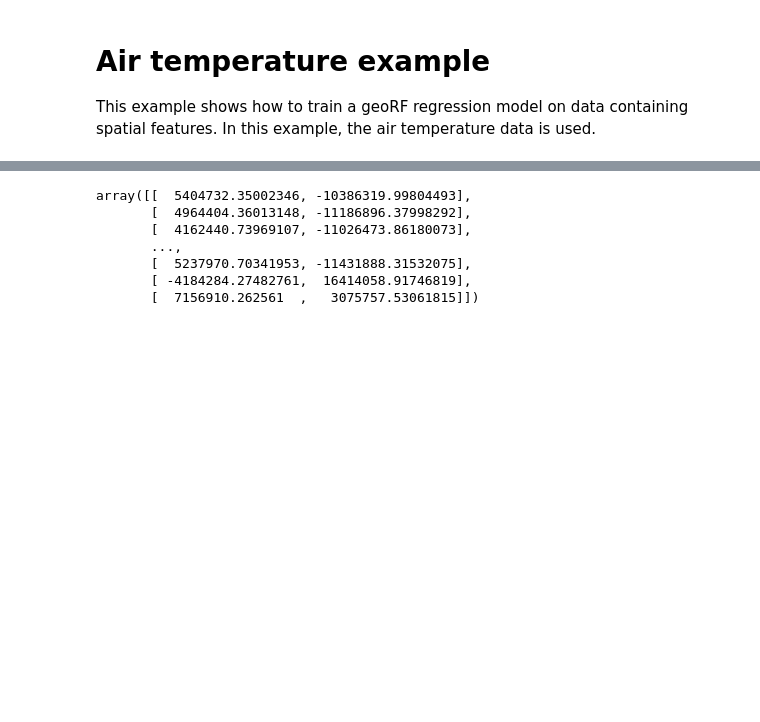
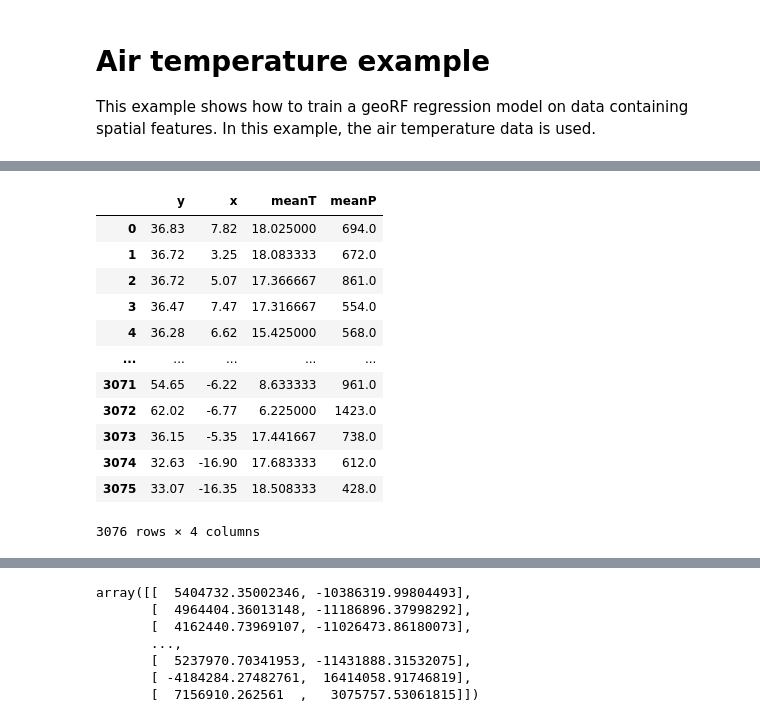
Before and after one commit to icarof98/Studies, a Jupyter notebook: Example.ipynb, the cells around one changed output, grey strips where cells are left out. Drawn from its saved outputs; the diff is of its cells as text; code cells hidden in the pictures; blank space fills up the shorter version.

```diff
--- a/Example.ipynb
+++ b/Example.ipynb
@@ -46,3 +46,29 @@ import pandas as pd
 import geopandas as gpd
 from sklearn.preprocessing import MinMaxScaler
 from sklearn.model_selection import train_test_split
+# %%
+# Get temperature data
+# url = 'https://springernature.figshare.com/ndownloader/files/12609182'
+# url_open = request.urlopen(url)
+# df = pd.read_csv(io.StringIO(url_open.read().decode('utf-8')))
+
+# Using the local file as suggested by the context
+df = pd.read_csv('/content/stationDataAll.csv')
+
+df = df[['Lat','Lon','meanT','meanP']]
+df.rename(columns={"Lat":"y","Lon":"x"},inplace=True)
+df
+# %% [output]
+|  | y | x | meanT | meanP |
+| 0 | 36.83 | 7.82 | 18.025000 | 694.0 |
+| 1 | 36.72 | 3.25 | 18.083333 | 672.0 |
+| 2 | 36.72 | 5.07 | 17.366667 | 861.0 |
+| 3 | 36.47 | 7.47 | 17.316667 | 554.0 |
+| 4 | 36.28 | 6.62 | 15.425000 | 568.0 |
+| ... | ... | ... | ... | ... |
+| 3071 | 54.65 | -6.22 | 8.633333 | 961.0 |
+| 3072 | 62.02 | -6.77 | 6.225000 | 1423.0 |
+| 3073 | 36.15 | -5.35 | 17.441667 | 738.0 |
+| 3074 | 32.63 | -16.90 | 17.683333 | 612.0 |
+| 3075 | 33.07 | -16.35 | 18.508333 | 428.0 |
+3076 rows × 4 columns
```
Also changed, not shown: parts of 8 cells of this notebook.
